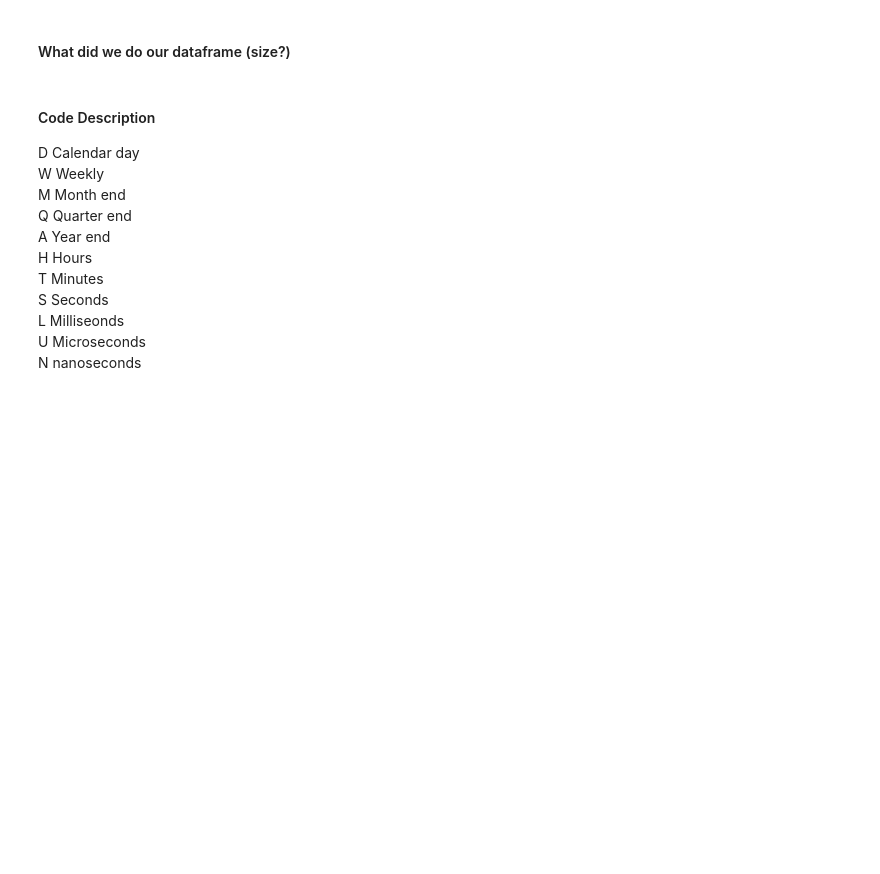
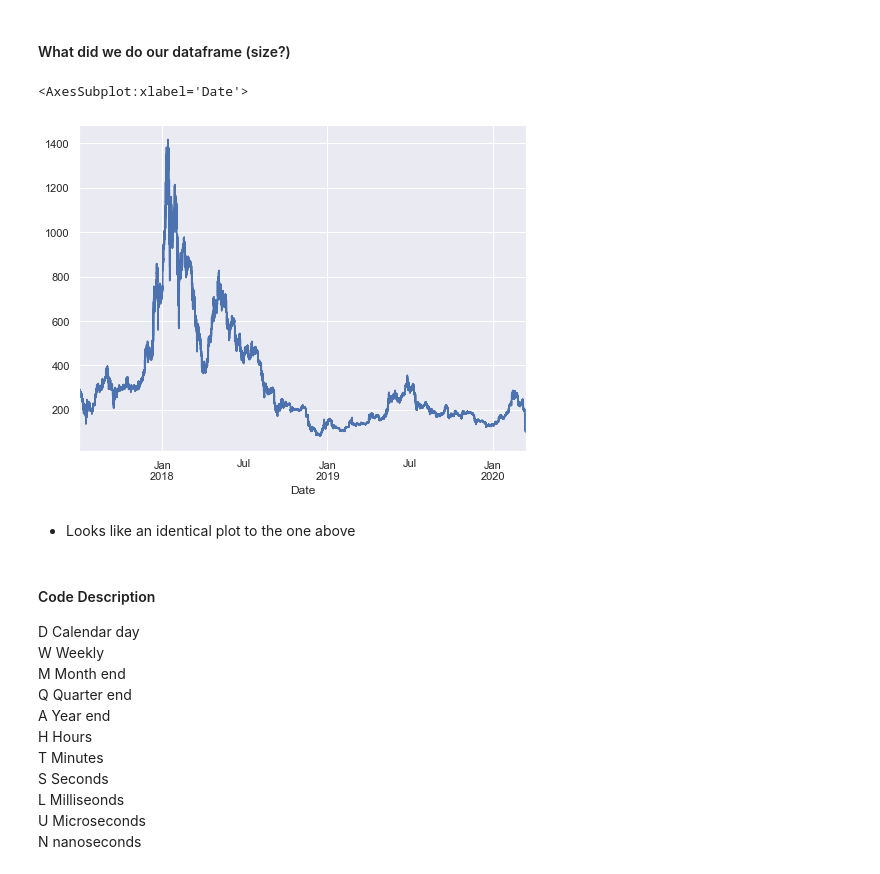
Before and after one commit to brianclements03/time_series_exercises, a Jupyter notebook: TSA-dates-lesson.ipynb, the cells around one changed output. Saved outputs shown, nothing was run; the diff lists cells and outputs as text; code cells hidden in the pictures; blank space fills up the shorter version.

```diff
--- a/TSA-dates-lesson.ipynb
+++ b/TSA-dates-lesson.ipynb
@@ -183,5 +376,12 @@ df.asfreq('45Min', method = 'ffill')
 # %% [markdown]
 #### What did we do our dataframe (size?)
+# %%
+df.asfreq('45Min', method = 'ffill').Close.plot()
+# %% [output]
+<AxesSubplot:xlabel='Date'>
+[figure, added]
+# %% [markdown]
+- Looks like an identical plot to the one above
 # %% [markdown]
 
 #### Code Description
```
Also changed, not shown: parts of 68 cells of this notebook, 1 other file.
